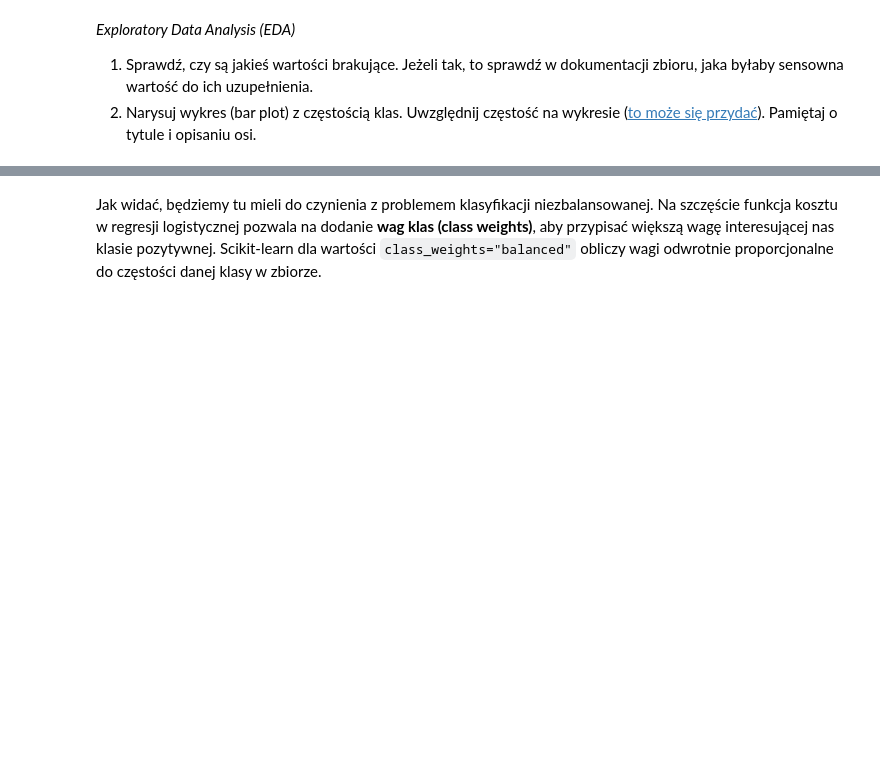
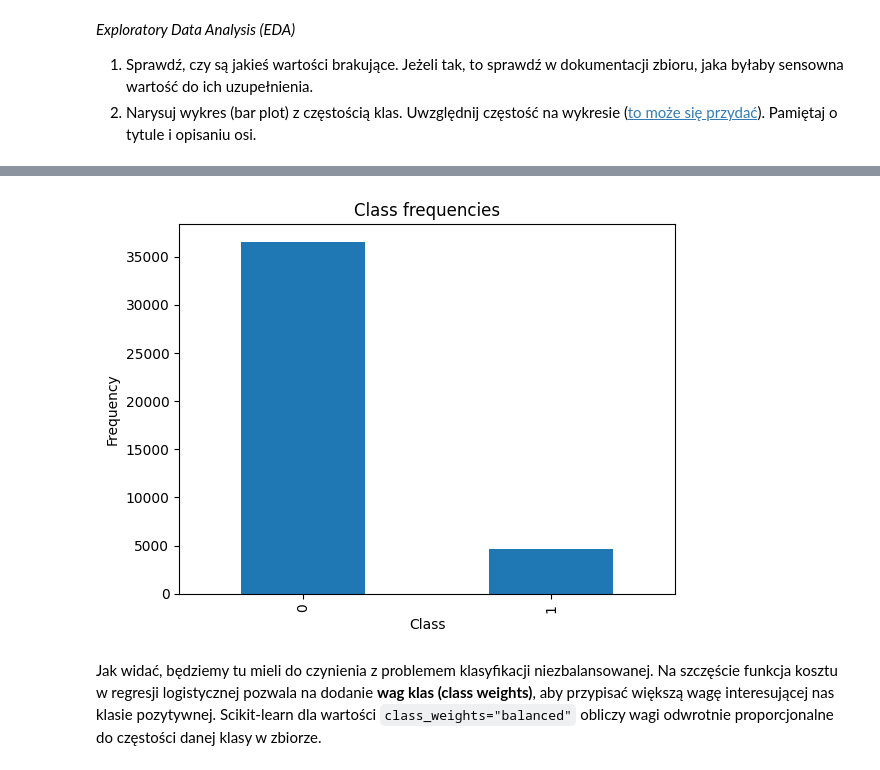
Before and after one commit to Iwo-Z/sztuczna-inteligencja, a Jupyter notebook: lab1/lab_1.ipynb, the cells around one changed output, grey strips where cells are left out. Drawn from its saved outputs; the diff is of its cells as text; code cells hidden in the pictures; blank space fills up the shorter version.

```diff
--- a/lab1/lab_1.ipynb
+++ b/lab1/lab_1.ipynb
@@ -1110,3 +1266,15 @@ y = y.astype({"y": np.int64})
+# %%
+# plot class frequencies
+# your_code
+# Narysuj wykres (bar plot) z częstością klas.
+# Uwzględnij częstość na wykresie (to może się przydać). Pamiętaj o tytule i opisaniu osi.
+
+y.value_counts().plot.bar(title="Class frequencies")
+plt.xlabel("Class")
+plt.ylabel("Frequency")
+plt.show()
+# %% [output]
+[figure, added]
 # %% [markdown]
 Jak widać, będziemy tu mieli do czynienia z problemem klasyfikacji niezbalansowanej. Na szczęście funkcja kosztu w regresji logistycznej pozwala na dodanie **wag klas (class weights)**, aby przypisać większą wagę interesującej nas klasie pozytywnej. Scikit-learn dla wartości `class_weights="balanced"` obliczy wagi odwrotnie proporcjonalne do częstości danej klasy w zbiorze.
 # %% [markdown]
```
Also changed, not shown: parts of 38 cells of this notebook, 8 other files.
